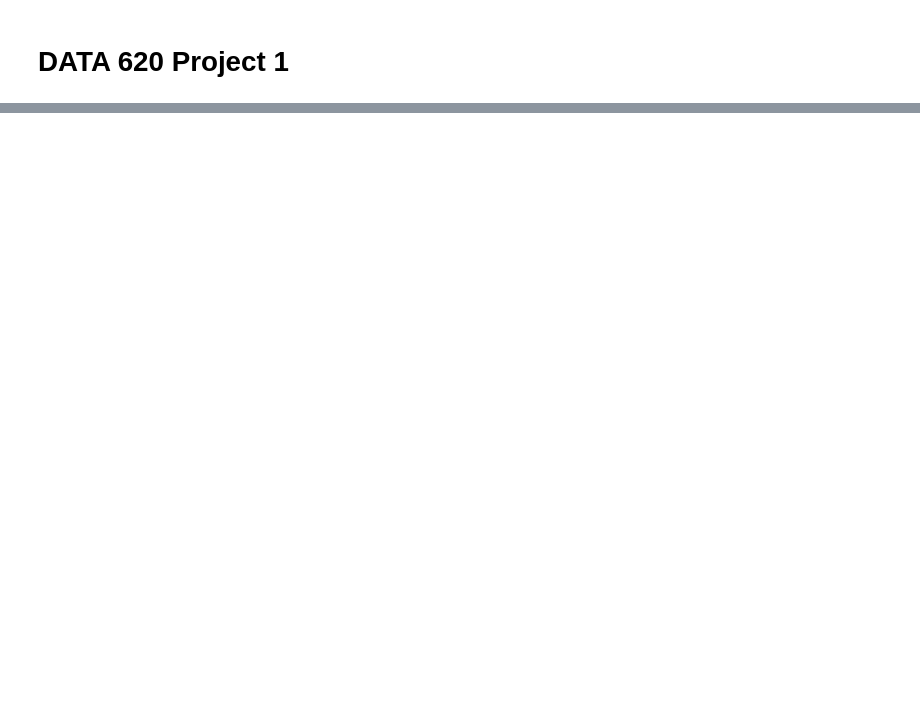
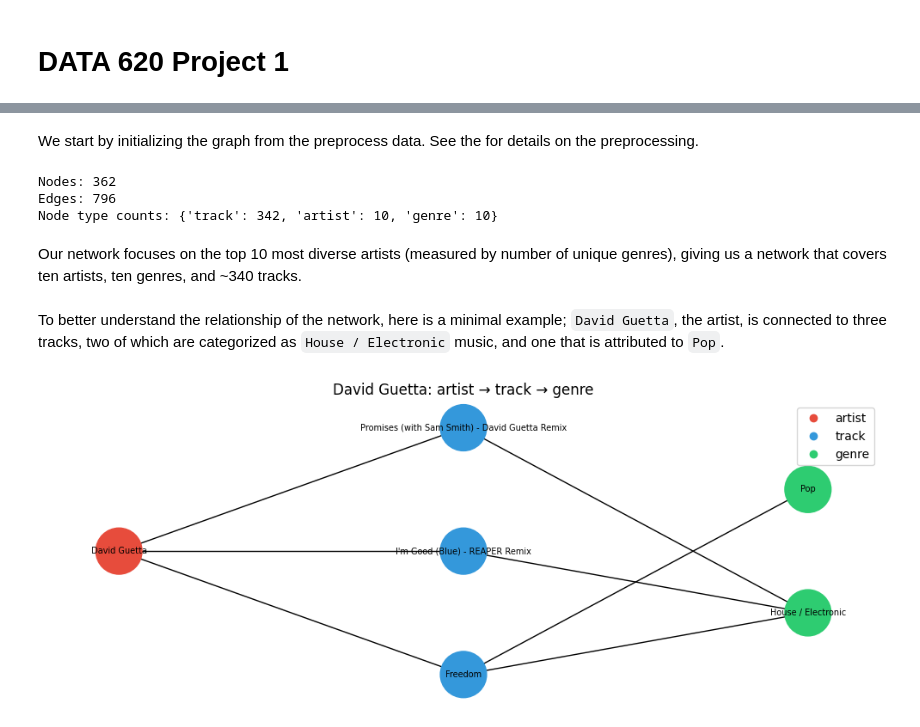
Before and after one commit to kevinhav/data_620, a Jupyter notebook: project1/project_1.ipynb, the cells around one changed output, grey strips where cells are left out. Saved outputs shown, nothing was run; the diff lists cells and outputs as text; code cells hidden in the pictures; blank space fills up the shorter version.

Commit message:
fix using genre category instead of granular genre for nodes. Added intro to the notebook

```diff
--- a/project1/project_1.ipynb
+++ b/project1/project_1.ipynb
@@ -58,0 +29,71 @@ print(f"Node type counts: {pd.Series(node_attrs).value_counts().to_dict()}")
+# %% [markdown]
+We start by initializing the graph from the preprocess data. See the [](./data.py) for details on the preprocessing.
+# %%
+import pandas as pd
+import networkx as nx
+
+nodes = pd.read_csv(PROJECT_DIR / "processed/nodes.csv")
+edges = pd.read_csv(PROJECT_DIR / "processed/edges.csv")
+
+G = nx.from_pandas_edgelist(
+    edges,
+    source="source",
+    target="target",
+    edge_attr="relationship",
+)
+
+node_attrs = nodes.set_index("id")[["type"]].to_dict(orient="index")
+nx.set_node_attributes(G, node_attrs)
+
+print(f"Nodes: {G.number_of_nodes()}")
+print(f"Edges: {G.number_of_edges()}")
+print(
+    f"Node type counts: {pd.Series({n: d['type'] for n, d in G.nodes(data=True)}).value_counts().to_dict()}"
+)
+# %% [output]
+Nodes: 362
+Edges: 796
+Node type counts: {'track': 342, 'artist': 10, 'genre': 10}
+# %% [markdown]
+Our network focuses on the top 10 most diverse artists (measured by number of unique genres), giving us a network that covers ten artists, ten genres, and ~340 tracks.
+# %% [markdown]
+To better understand the relationship of the network, here is a minimal example; `David Guetta`, the artist, is connected to three tracks, two of which are categorized as `House / Electronic` music, and one that is attributed to `Pop`.
+# %%
+import matplotlib.pyplot as plt
+
+artist = "David Guetta"
+tracks = [n for n in G.neighbors(artist) if G.nodes[n]["type"] == "track"][:3]
+genres = list(
+    {g for t in tracks for g in G.neighbors(t) if G.nodes[g]["type"] == "genre"}
+)
+
+subgraph = G.subgraph([artist] + tracks + genres)
+
+color_map = {"artist": "#e74c3c", "track": "#3498db", "genre": "#2ecc71"}
+colors = [color_map[G.nodes[n]["type"]] for n in subgraph]
+
+# Layout: artist left, tracks center, genres right
+pos = {artist: (0, 0)}
+for i, t in enumerate(tracks):
+    pos[t] = (1.5, (i - (len(tracks) - 1) / 2) * 1.2)
+for i, g in enumerate(genres):
+    pos[g] = (3, (i - (len(genres) - 1) / 2) * 1.2)
+
+fig, ax = plt.subplots(figsize=(10, 4))
+nx.draw(
+    subgraph,
+    pos,
+    labels={n: n for n in subgraph},
+    node_color=colors,
+    node_size=1500,
+    font_size=7,
+    ax=ax,
+)
+for label, color in color_map.items():
+    ax.plot([], [], "o", color=color, label=label)
+ax.legend(loc="upper right")
+ax.set_title(f"{artist}: artist → track → genre")
+plt.tight_layout()
+plt.show()
+# %% [output]
+[figure, added]
```
Also changed, not shown: parts of 4 cells of this notebook, 4 other files.
